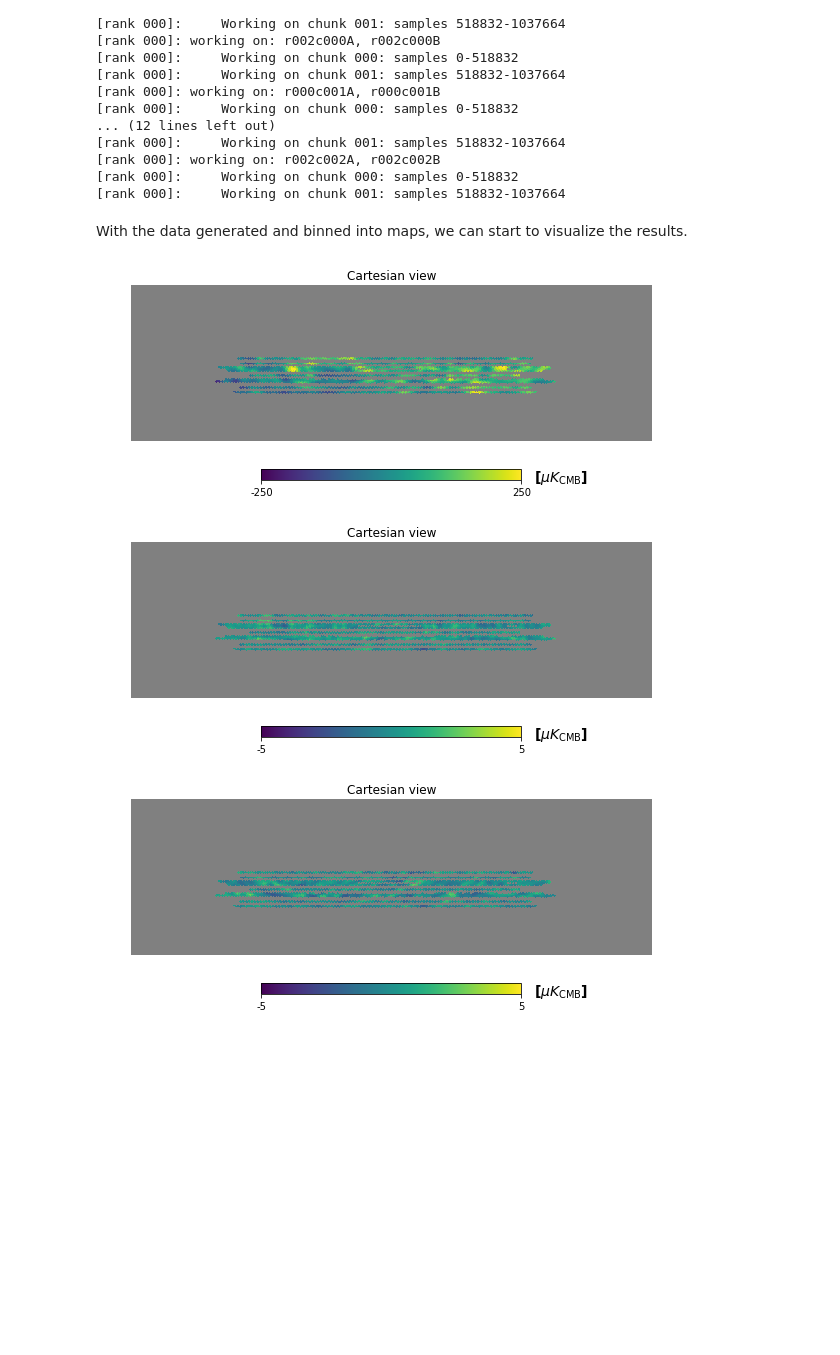
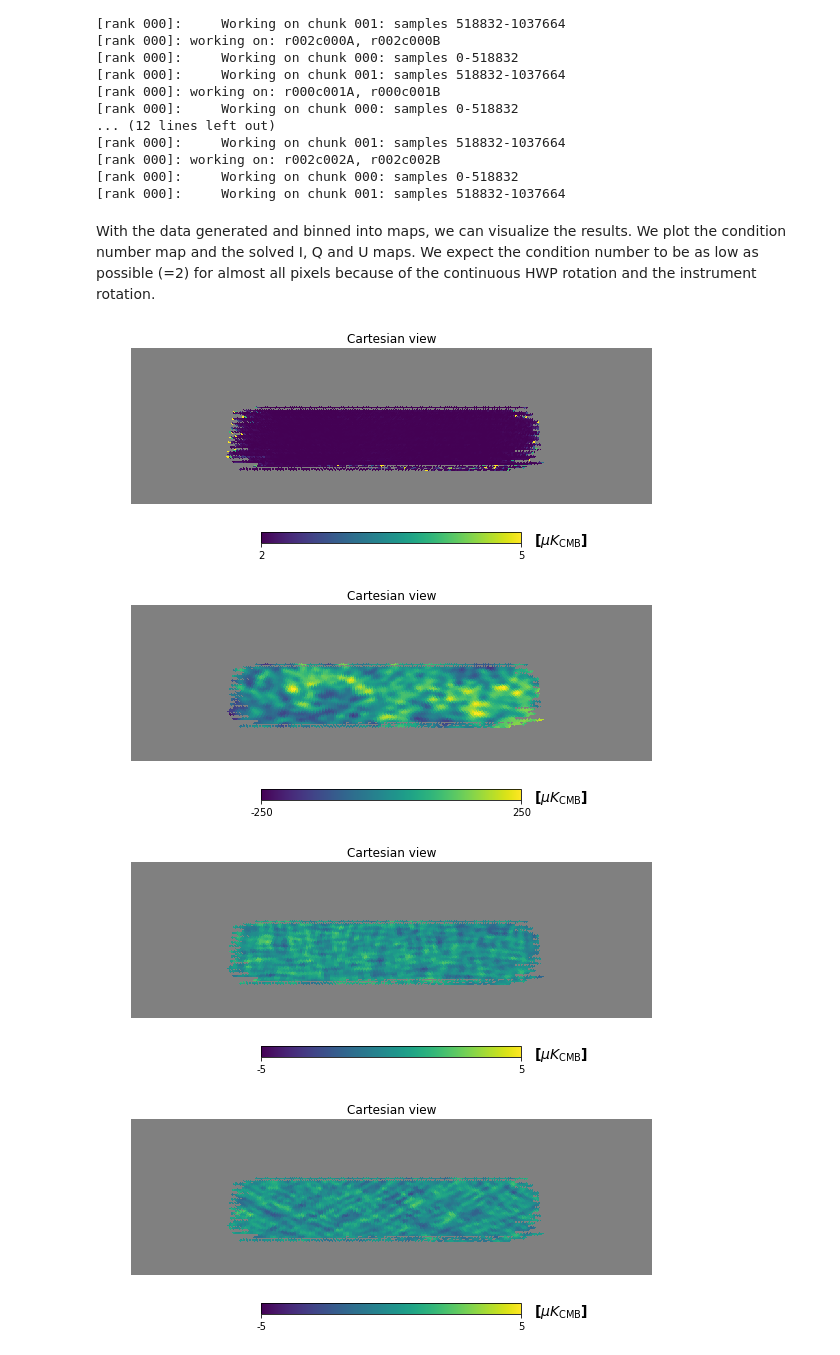
Before and after one commit to AdriJD/beamconv, a Jupyter notebook: notebooks/simple_scan.ipynb, the cells around one changed output. Cells and saved outputs as stored; diff of their text form; code cells hidden in the pictures; blank space fills up the shorter version.

```diff
--- a/notebooks/simple_scan.ipynb
+++ b/notebooks/simple_scan.ipynb
@@ -40 +21,18 @@ mlen = 24 * 60 * 60 # mission length
+# %%
+spin_opts = dict(max_spin=2,     # symmetric beams, so 2 is sufficient
+                 nside_spin=256) # nside of scanned maps (determines)
+
+scan_opts = dict(ra0=[-10, 0],   # center of scan
+                 dec0=[-57.5, 0],
+                 az_throw=50,    # scan width
+                 scan_speed=1,
+                 nside_out=256)
+fwhm = 40
+beam_opts = dict(lmax=lmax,
+                 fwhm=fwhm,        # Gaussian co-pol beam, so only specify FWHM (arcmin)
+                 btype='Gaussian')
+
+mlen = 24 * 60 * 60              # mission length in seconds
+rot_period = 6 * 60 * 60
+step_period = 1.5 * 60 * 60
 # %% [markdown]
@@ -42,11 +40,11 @@ Now that we have defined some fundamental aspects of our simulation, we can star
 # %%
-b2 = ScanStrategy(mlen, # mission duration in sec.
+b2 = ScanStrategy(duration=mlen,
                   sample_rate=12.01, # sample rate in Hz
-                  location='spole') # Instrument at south pole
+                  location='spole') # Instrument at south pole (preset)
 
-# Create a 3 x 3 square grid of Gaussian beams
-b2.create_focal_plane(nrow=3, ncol=3, fov=5,
-                      lmax=lmax, fwhm=fwhm)
+# Create a 3 x 3 square grid of Gaussian beams (f.o.v. is 3 degrees)
+b2.create_focal_plane(nrow=3, ncol=3, fov=3,
+                      **beam_opts)
 
 # calculate tods in two chunks
 chunks = b2.partition_mission(0.5*b2.mlen*b2.fsamp)
@@ -57,8 +55,8 @@ b2.allocate_maps(nside=256)
 # set instrument rotation
 b2.set_instr_rot(period=rot_period, angles=[68, 113, 248, 293])
 
+# Set elevation stepping
+b2.set_el_steps(step_period, steps=[-4, -3, -2, -1, 0, 1, 2, 3, 4, 4])
+
 # Set HWP rotation
-if hwp_mode == 'continuous':
-    b2.set_hwp_mod(mode='continuous', freq=1.)
-elif hwp_mode == 'stepped':
-    b2.set_hwp_mod(mode='stepped', freq=1/(3*60*60.))
+b2.set_hwp_mod(mode='continuous', freq=1.)
@@ -89,15 +85,17 @@ Scanning with 18 detectors and 9 beam(s)
 [rank 000]: working on: r002c002A, r002c002B
 [rank 000]:     Working on chunk 000: samples 0-518832
 [rank 000]:     Working on chunk 001: samples 518832-1037664
-# %% [markdown]
-With the data generated and binned into maps, we can start to visualize the results.
+# %% [markdown]
+With the data generated and binned into maps, we can visualize the results. We plot the condition number map and the solved I, Q and U maps. We expect the condition number to be as low as possible (=2) for almost all pixels because of the continuous HWP rotation and the instrument rotation.
 # %%
 cond[cond == np.inf] = hp.UNSEEN
-cart_opts = dict(unit=r'[$\mu K_{\mathrm{CMB}}$]')
-hp.cartview(maps[0], min=-250, max=250, lonra=[-60, 40], latra=[-70, -40], **cart_opts)
-hp.cartview(maps[1], min=-5, max=5, lonra=[-60, 40], latra=[-70, -40],  **cart_opts)
-hp.cartview(maps[2], min=-5, max=5, lonra=[-60, 40], latra=[-70, -40],  **cart_opts)
+cart_opts = dict(unit=r'[$\mu K_{\mathrm{CMB}}$]', lonra=[-60, 40], latra=[-70, -40])
+hp.cartview(cond, min=2, max=5, **cart_opts)
+hp.cartview(maps[0], min=-250, max=250, **cart_opts)
+hp.cartview(maps[1], min=-5, max=5, **cart_opts)
+hp.cartview(maps[2], min=-5, max=5, **cart_opts)
 # %% [output]
-[figure, old version]
+[figure, new version]
-[figure, old version]
+[figure, new version]
-[figure, old version]
+[figure, new version]
+[figure, added]
```
Also changed, not shown: parts of 15 cells of this notebook, 1 other file.
